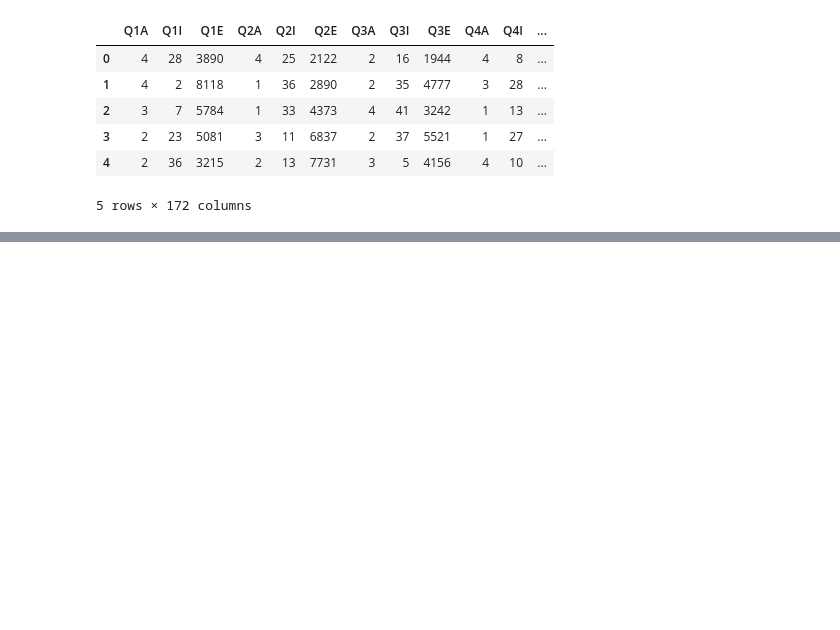
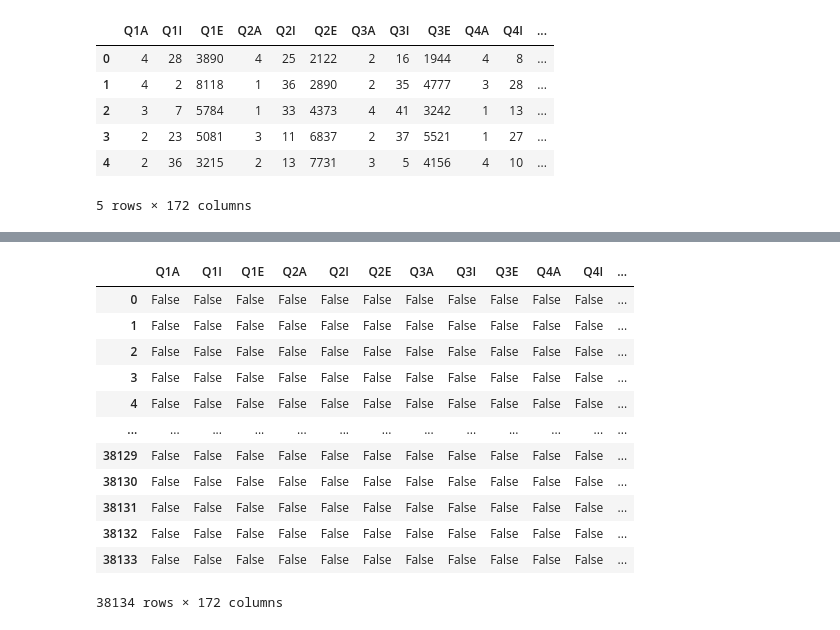
Before and after one commit to sanjana1391/Predicting-Depression-Anxiety-and-Stress, a Jupyter notebook: Predicting_Depression,_Anxiety_and_Stress.ipynb, the cells around one changed output, grey strips where cells are left out. Drawn from its saved outputs; the diff is of its cells as text; code cells hidden in the pictures; blank space fills up the shorter version.

```diff
--- a/Predicting_Depression,_Anxiety_and_Stress.ipynb
+++ b/Predicting_Depression,_Anxiety_and_Stress.ipynb
@@ -59,0 +262,16 @@ df.tail()
+# %%
+df.isnull()
+# %% [output]
+|  | Q1A | Q1I | Q1E | Q2A | Q2I | Q2E | Q3A | Q3I | Q3E | Q4A | Q4I | ... |
+| 0 | False | False | False | False | False | False | False | False | False | False | False | ... |
+| 1 | False | False | False | False | False | False | False | False | False | False | False | ... |
+| 2 | False | False | False | False | False | False | False | False | False | False | False | ... |
+| 3 | False | False | False | False | False | False | False | False | False | False | False | ... |
+| 4 | False | False | False | False | False | False | False | False | False | False | False | ... |
+| ... | ... | ... | ... | ... | ... | ... | ... | ... | ... | ... | ... | ... |
+| 38129 | False | False | False | False | False | False | False | False | False | False | False | ... |
+| 38130 | False | False | False | False | False | False | False | False | False | False | False | ... |
+| 38131 | False | False | False | False | False | False | False | False | False | False | False | ... |
+| 38132 | False | False | False | False | False | False | False | False | False | False | False | ... |
+| 38133 | False | False | False | False | False | False | False | False | False | False | False | ... |
+38134 rows × 172 columns
```
Also changed, not shown: parts of 20 cells of this notebook.
